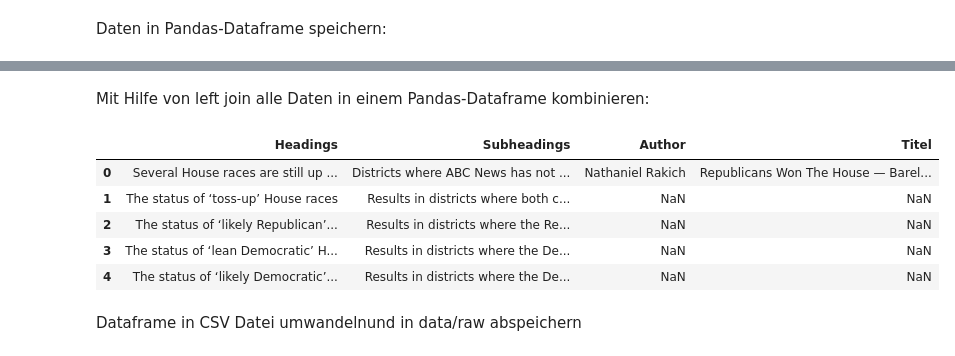
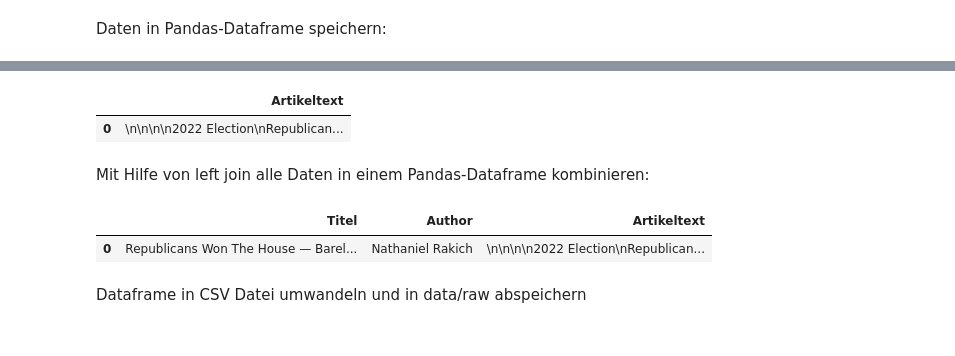
Before and after one commit to EdmondUkaj/homework-1, a Jupyter notebook: notebooks/01-scraping.ipynb, the cells around one changed output, grey strips where cells are left out. Drawn from its saved outputs; the diff is of its cells as text; code cells hidden in the pictures.

Commit message:
Update 01-scraping.ipynb: article body gescraped

```diff
--- a/notebooks/01-scraping.ipynb
+++ b/notebooks/01-scraping.ipynb
@@ -91,3 +91,7 @@ soup.title.string
 soup.title.parent.name
 # %% [output]
 'head'
+# %%
+title_text=[]
+title_text.append(soup.title.text)
+title_text
@@ -94,4 +102,4 @@ soup.title.parent.name
 # %%
-df_titel = pd.DataFrame({"Titel" : nur_titel})
-df_titel
+df_title = pd.DataFrame({"Titel" : title_text})
+df_title
 # %% [output]
@@ -129,8 +138,8 @@ Alle Überschriften extrahieren:
 # %%
-headings = []
+body = []
 
-for i in soup.find_all('h2', {'class': 'title'}):
-    headings.append((i).text)
+for i in soup.find_all('div', {'class': 'entry-content'}):
+    body.append((i).text)
 
-headings
+body
 # %% [output]
@@ -183,15 +153,17 @@ df_subheadings
+# %%
+df_body = pd.DataFrame({"Artikeltext" : body})
+df_body
+# %% [output]
+|  | Artikeltext |
+| 0 | \n\n\n\n2022 Election\nRepublican... |
 # %% [markdown]
 Mit Hilfe von left join alle Daten in einem Pandas-Dataframe kombinieren:
 # %%
-df = df_headings.join(df_subheadings).join(df_author).join(df_titel)
+df = (df_title).join(df_author).join(df_body)
 df
 # %% [output]
-|  | Headings | Subheadings | Author | Titel |
-| 0 | Several House races are still up ... | Districts where ABC News has not ... | Nathaniel Rakich | Republicans Won The House — Barel... |
-| 1 | The status of ‘toss-up’ House races | Results in districts where both c... | NaN | NaN |
-| 2 | The status of ‘likely Republican’... | Results in districts where the Re... | NaN | NaN |
-| 3 | The status of ‘lean Democratic’ H... | Results in districts where the De... | NaN | NaN |
-| 4 | The status of ‘likely Democratic’... | Results in districts where the De... | NaN | NaN |
+|  | Titel | Author | Artikeltext |
+| 0 | Republicans Won The House — Barel... | Nathaniel Rakich | \n\n\n\n2022 Election\nRepublican... |
 # %% [markdown]
-Dataframe in CSV Datei umwandelnund in data/raw abspeichern
+Dataframe in CSV Datei umwandeln und in data/raw abspeichern
 # %%
```
Also changed, not shown: parts of 21 cells of this notebook, 1 other file.
